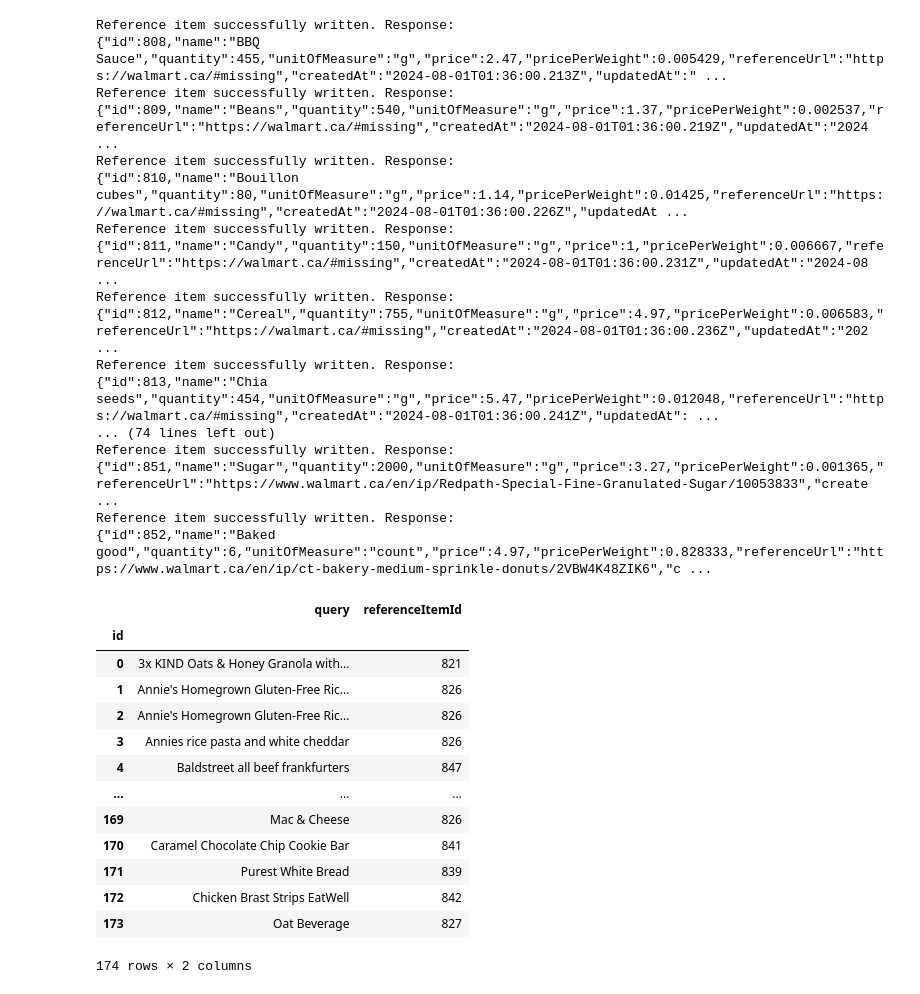
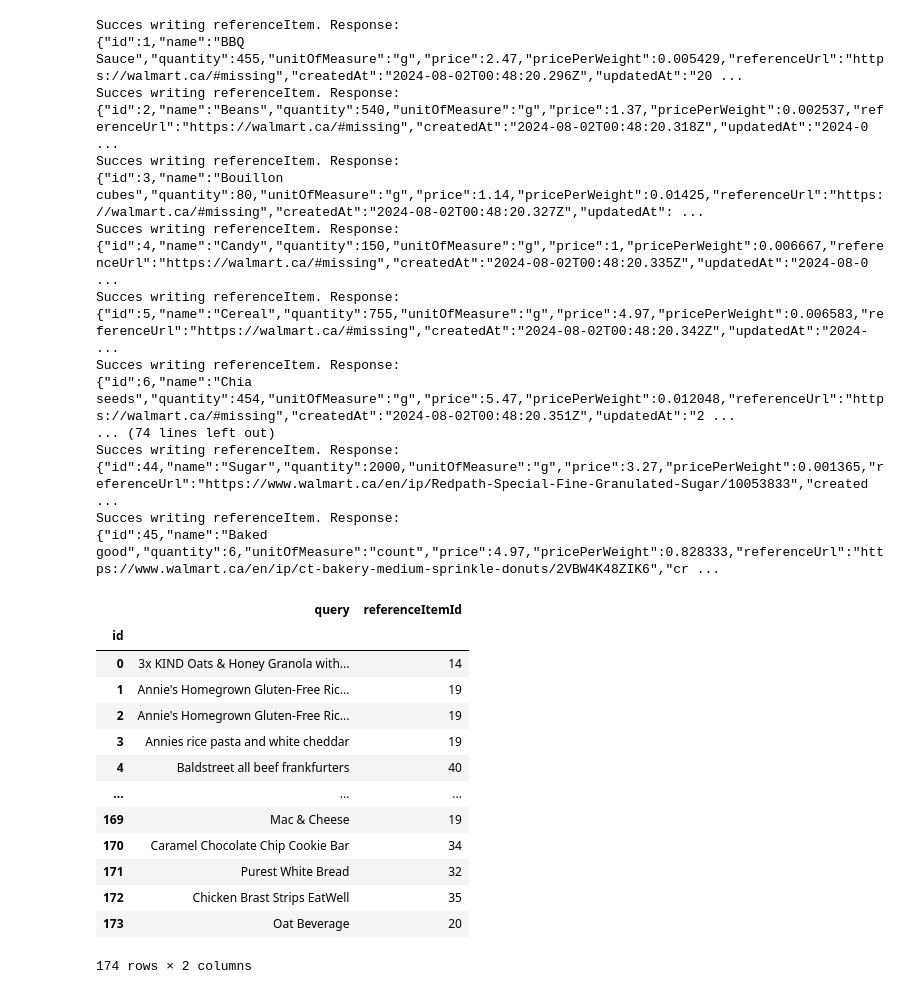
Before and after one commit to brovalex/public-experiments, a Jupyter notebook: receipts/notebooks/notebook-api-seed.ipynb, the cells around one changed output. Cells and saved outputs as stored; diff of their text form; code cells hidden in the pictures.

Commit message:
got receiptTexts working

```diff
--- a/receipts/notebooks/notebook-api-seed.ipynb
+++ b/receipts/notebooks/notebook-api-seed.ipynb
@@ -16,12 +18,12 @@ import requests
 referenceitems_df = pd.read_csv('referenceitems.csv')
 
 def writeToEndpoint(endpoint, json):
-    url = f'http://localhost:3001/api/{endpoint}'
+    url = f'http://localhost:3000/api/{endpoint}'
     response = requests.post(url, json=json)
     if response.status_code == 200:
-        print(f'Reference item successfully written. Response:\n{response.text}')
+        print(f'Succes writing {endpoint}. Response:\n{response.text}')
     else:
-        print(f'Failed to write reference item. Response:\n{response.text}')
+        print(f'Error writing {endpoint}. Response:\n{response.text}')
     return response
 
 for index, row in referenceitems_df.iterrows():
@@ -45,61 +47,61 @@ referenceitems_df
 #     "name": "Sample item",
 #     "quantity": 10,
 #     "unitOfMeasure": "g",
 #     "price": 100,
 #     "pricePerWeight": 10,
 #     "referenceUrl": "test.com"
 # })
 
 # import from queryclassification.csv to panda dataframe
 queryclassification_df = pd.read_csv('queryclassification.csv')
 queryclassification_df.reset_index(drop=True, inplace=True)
 queryclassification_df['id'] = queryclassification_df.index
 queryclassification_df.set_index('id', inplace=True)
 queryclassification_df
 
-temp_referenceItem_map = referenceitems_df
+temp_referenceItem_map = referenceitems_df.copy()
 temp_referenceItem_map['id'] = temp_referenceItem_map.index
 temp_referenceItem_map
 
 queryclassification_df['referenceItemId'] = queryclassification_df['referenceItem'].map(temp_referenceItem_map.set_index('name')['id'].to_dict())
 try:
     queryclassification_df['referenceItemId'] = queryclassification_df['referenceItemId'].astype(int)
 except:
     print('Failed to convert referenceItemId to int')
     print(queryclassification_df[queryclassification_df['referenceItemId'].isnull()])
 queryclassification_df.drop(columns=['referenceItem'], inplace=True)
 queryclassification_df
 # %% [output]
-Reference item successfully written. Response:
-{"id":808,"name":"BBQ Sauce","quantity":455,"unitOfMeasure":"g","price":2.47,"pricePerWeight":0.005429,"referenceUrl":"https://walmart.ca/#missing","createdAt":"2024-08-01T01:36:00.213Z","updatedAt":" ...
-Reference item successfully written. Response:
-{"id":809,"name":"Beans","quantity":540,"unitOfMeasure":"g","price":1.37,"pricePerWeight":0.002537,"referenceUrl":"https://walmart.ca/#missing","createdAt":"2024-08-01T01:36:00.219Z","updatedAt":"2024 ...
-Reference item successfully written. Response:
-{"id":810,"name":"Bouillon cubes","quantity":80,"unitOfMeasure":"g","price":1.14,"pricePerWeight":0.01425,"referenceUrl":"https://walmart.ca/#missing","createdAt":"2024-08-01T01:36:00.226Z","updatedAt ...
-Reference item successfully written. Response:
-{"id":811,"name":"Candy","quantity":150,"unitOfMeasure":"g","price":1,"pricePerWeight":0.006667,"referenceUrl":"https://walmart.ca/#missing","createdAt":"2024-08-01T01:36:00.231Z","updatedAt":"2024-08 ...
-Reference item successfully written. Response:
-{"id":812,"name":"Cereal","quantity":755,"unitOfMeasure":"g","price":4.97,"pricePerWeight":0.006583,"referenceUrl":"https://walmart.ca/#missing","createdAt":"2024-08-01T01:36:00.236Z","updatedAt":"202 ...
-Reference item successfully written. Response:
-{"id":813,"name":"Chia seeds","quantity":454,"unitOfMeasure":"g","price":5.47,"pricePerWeight":0.012048,"referenceUrl":"https://walmart.ca/#missing","createdAt":"2024-08-01T01:36:00.241Z","updatedAt": ...
+Succes writing referenceItem. Response:
+{"id":1,"name":"BBQ Sauce","quantity":455,"unitOfMeasure":"g","price":2.47,"pricePerWeight":0.005429,"referenceUrl":"https://walmart.ca/#missing","createdAt":"2024-08-02T00:48:20.296Z","updatedAt":"20 ...
+Succes writing referenceItem. Response:
+{"id":2,"name":"Beans","quantity":540,"unitOfMeasure":"g","price":1.37,"pricePerWeight":0.002537,"referenceUrl":"https://walmart.ca/#missing","createdAt":"2024-08-02T00:48:20.318Z","updatedAt":"2024-0 ...
+Succes writing referenceItem. Response:
+{"id":3,"name":"Bouillon cubes","quantity":80,"unitOfMeasure":"g","price":1.14,"pricePerWeight":0.01425,"referenceUrl":"https://walmart.ca/#missing","createdAt":"2024-08-02T00:48:20.327Z","updatedAt": ...
+Succes writing referenceItem. Response:
+{"id":4,"name":"Candy","quantity":150,"unitOfMeasure":"g","price":1,"pricePerWeight":0.006667,"referenceUrl":"https://walmart.ca/#missing","createdAt":"2024-08-02T00:48:20.335Z","updatedAt":"2024-08-0 ...
+Succes writing referenceItem. Response:
+{"id":5,"name":"Cereal","quantity":755,"unitOfMeasure":"g","price":4.97,"pricePerWeight":0.006583,"referenceUrl":"https://walmart.ca/#missing","createdAt":"2024-08-02T00:48:20.342Z","updatedAt":"2024- ...
+Succes writing referenceItem. Response:
+{"id":6,"name":"Chia seeds","quantity":454,"unitOfMeasure":"g","price":5.47,"pricePerWeight":0.012048,"referenceUrl":"https://walmart.ca/#missing","createdAt":"2024-08-02T00:48:20.351Z","updatedAt":"2 ...
 ... (74 lines left out)
-Reference item successfully written. Response:
-{"id":851,"name":"Sugar","quantity":2000,"unitOfMeasure":"g","price":3.27,"pricePerWeight":0.001365,"referenceUrl":"https://www.walmart.ca/en/ip/Redpath-Special-Fine-Granulated-Sugar/10053833","create ...
-Reference item successfully written. Response:
-{"id":852,"name":"Baked good","quantity":6,"unitOfMeasure":"count","price":4.97,"pricePerWeight":0.828333,"referenceUrl":"https://www.walmart.ca/en/ip/ct-bakery-medium-sprinkle-donuts/2VBW4K48ZIK6","c ...
+Succes writing referenceItem. Response:
+{"id":44,"name":"Sugar","quantity":2000,"unitOfMeasure":"g","price":3.27,"pricePerWeight":0.001365,"referenceUrl":"https://www.walmart.ca/en/ip/Redpath-Special-Fine-Granulated-Sugar/10053833","created ...
+Succes writing referenceItem. Response:
+{"id":45,"name":"Baked good","quantity":6,"unitOfMeasure":"count","price":4.97,"pricePerWeight":0.828333,"referenceUrl":"https://www.walmart.ca/en/ip/ct-bakery-medium-sprinkle-donuts/2VBW4K48ZIK6","cr ...
 |  | query | referenceItemId |
 | id |  |  |
-| 0 | 3x KIND Oats & Honey Granola with... | 821 |
-| 1 | Annie's Homegrown Gluten-Free Ric... | 826 |
-| 2 | Annie's Homegrown Gluten-Free Ric... | 826 |
-| 3 | Annies rice pasta and white cheddar | 826 |
-| 4 | Baldstreet all beef frankfurters | 847 |
+| 0 | 3x KIND Oats & Honey Granola with... | 14 |
+| 1 | Annie's Homegrown Gluten-Free Ric... | 19 |
+| 2 | Annie's Homegrown Gluten-Free Ric... | 19 |
+| 3 | Annies rice pasta and white cheddar | 19 |
+| 4 | Baldstreet all beef frankfurters | 40 |
 | ... | ... | ... |
-| 169 | Mac & Cheese | 826 |
-| 170 | Caramel Chocolate Chip Cookie Bar | 841 |
-| 171 | Purest White Bread | 839 |
-| 172 | Chicken Brast Strips EatWell | 842 |
-| 173 | Oat Beverage | 827 |
+| 169 | Mac & Cheese | 19 |
+| 170 | Caramel Chocolate Chip Cookie Bar | 34 |
+| 171 | Purest White Bread | 32 |
+| 172 | Chicken Brast Strips EatWell | 35 |
+| 173 | Oat Beverage | 20 |
 174 rows × 2 columns
 # %%
 from fuzzywuzzy import fuzz
```
Also changed, not shown: parts of 3 cells of this notebook, 1 other file.
